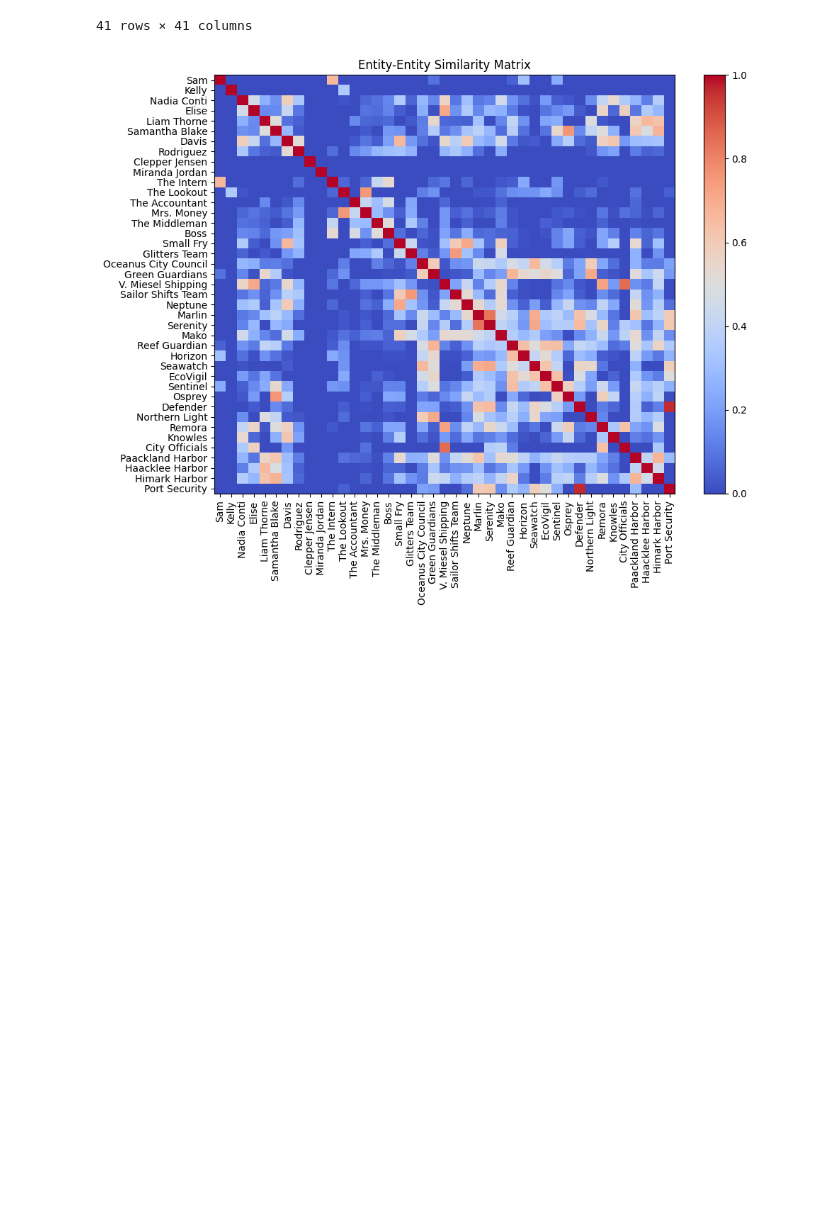
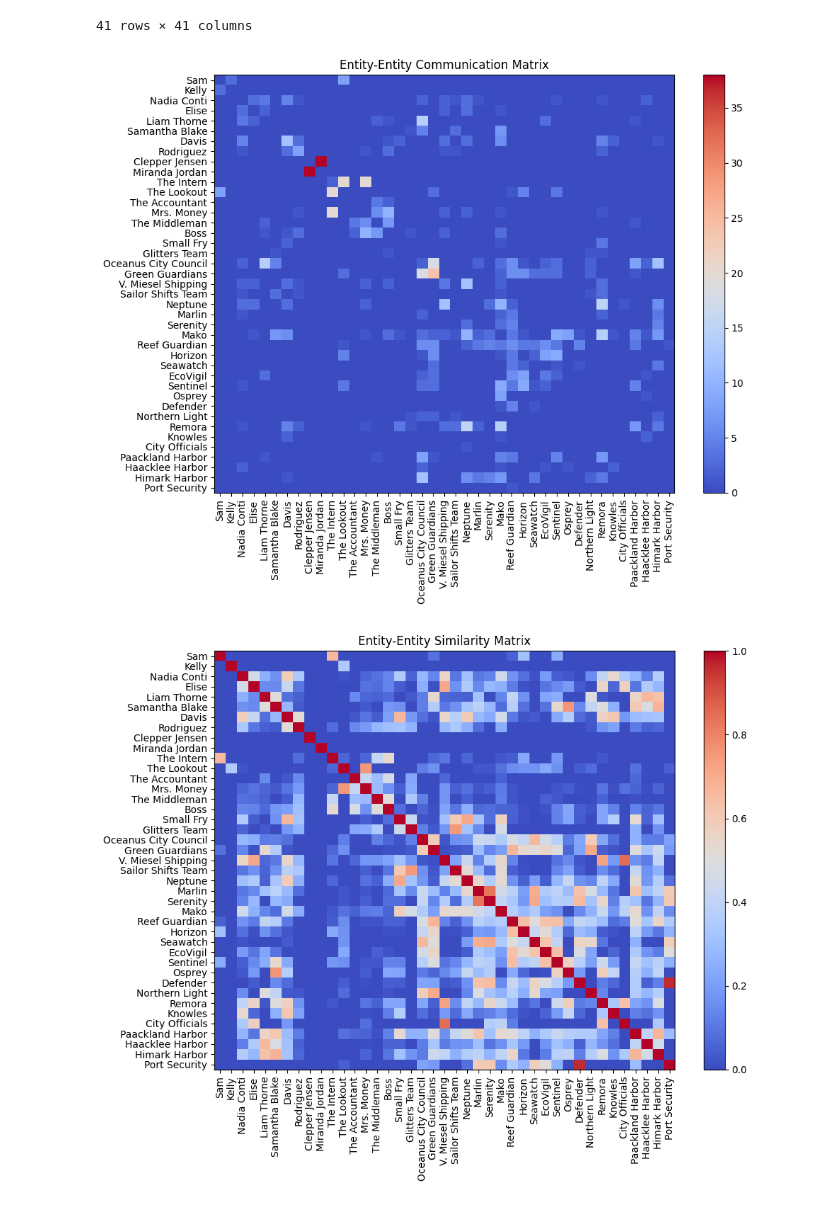
Before and after one commit to Mbaez97/vast-challenge3-2025, a Jupyter notebook: notebooks/question3.ipynb, the cells around one changed output. Cells and saved outputs as stored; diff of their text form; code cells hidden in the pictures; blank space fills up the shorter version.

Commit message:
I've fix the comunication graph

```diff
--- a/notebooks/question3.ipynb
+++ b/notebooks/question3.ipynb
@@ -462,5 +461,0 @@ messages_df
-# %%
-# Parsing the event_id to remove the prefix 'Event_Communication_'
-messages_df['event_id'] = messages_df['event_id'].str.replace('Event_Communication_', '', regex=False)
-messages_df['target'] = messages_df['target'].apply(lambda x: x['id'] if isinstance(x, dict) else x)
-messages_df['source'] = messages_df['source'].apply(lambda x: x['id'] if isinstance(x, dict) else x)
@@ -505,0 +462,25 @@ with open("../data/MC3_graph_communication.json", "w") as f:
+# %%
+nodes_messages = []
+links_messages = []
+for i, row in messages_df.iterrows():
+    event_id = row['event_id']
+    time_slot = row['datetime']
+    content = row['content']
+    source = row['source']
+    target = row['target']
+
+    if source not in nodes_messages:
+        nodes_messages.append(source)
+    if target not in nodes_messages:
+        nodes_messages.append(target)
+    links_messages.append({
+        "source": source['id'],
+        "target": target['id'],
+        "event_id": event_id,
+        "time_slot": time_slot,
+        "content": content
+    })
+data_final = {
+    "nodes": nodes_messages,
+    "links": links_messages,
+}
@@ -838,7 +822,11 @@ plot_heat_map(persons_similarity_matrix, title="Person-Person Similarity Matrix"
 communication_ids = set(messages_df['source']).union(set(messages_df['target']))
 entities_df_with_communications = entities_df[entities_df['id'].isin(communication_ids)]
 # %%
-entity_entity_matrix = pd.DataFrame(0, index=entities_df_with_communications['id'], columns=entities_df_with_communications['id'])
+entity_entity_matrix = pd.DataFrame(
+    0,
+    index=entities_df_with_communications['id'],
+    columns=entities_df_with_communications['id']
+)
 for i in range(messages_df.shape[0]):
     row = messages_df.iloc[i]
     source = row['source']
@@ -869,6 +857,10 @@ entity_entity_matrix
 | Himark Harbor | 0 | 0 | 0 | 0 | 0 | 0 | 1 | 0 | ... |
 | Port Security | 0 | 0 | 0 | 0 | 0 | 0 | 0 | 0 | ... |
 41 rows × 41 columns
+# %%
+plot_heat_map(entity_entity_matrix, title="Entity-Entity Communication Matrix", cmap='coolwarm', annotate=False)
+# %% [output]
+[figure, added]
 # %%
 entity_similarity_matrix = cosine_similarity(entity_entity_matrix)
 entity_similarity_matrix = pd.DataFrame(entity_similarity_matrix, index=entity_entity_matrix.index, columns=entity_entity_matrix.index)
```
Also changed, not shown: parts of 4 cells of this notebook, 1 other file.
